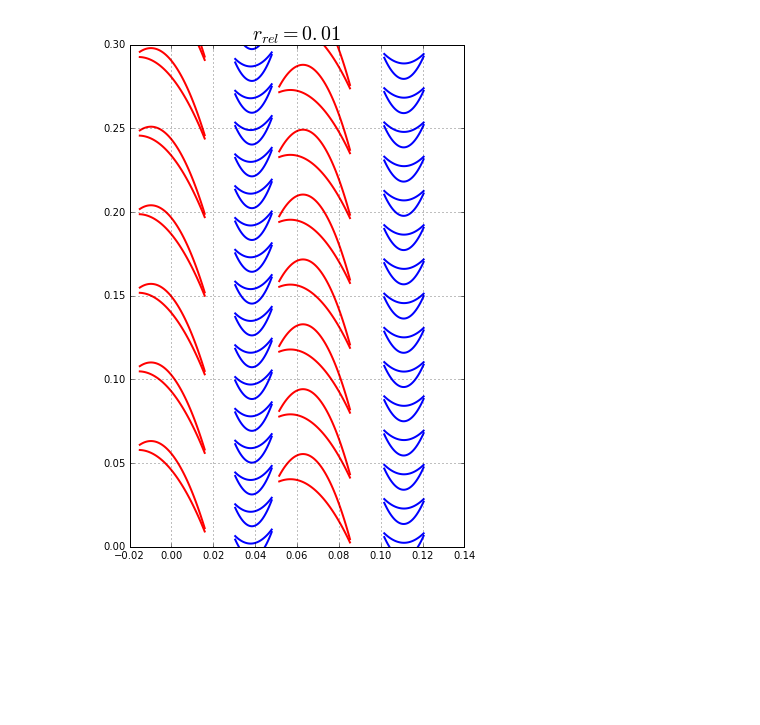
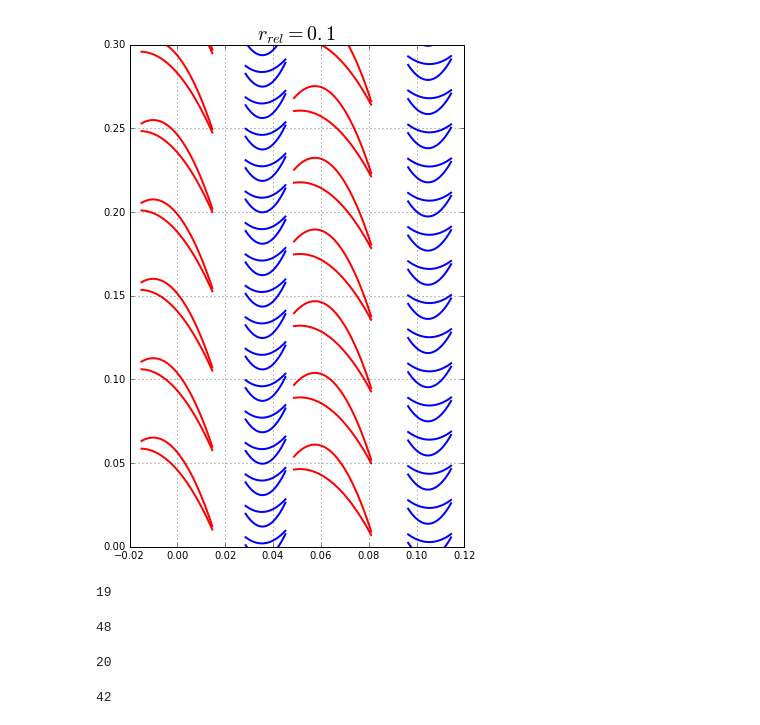
Before and after one commit to las-palmas1/turbine_calculation, a Jupyter notebook: profiling.ipynb, the cells around one changed output. Drawn from its saved outputs; the diff is of its cells as text; code cells hidden in the pictures; blank space fills up the shorter version.

```diff
--- a/profiling.ipynb
+++ b/profiling.ipynb
@@ -18,34 +18,50 @@ st2 = turbine_profiling[1]
 # %%
 %matplotlib inline
 deg = np.pi / 180
-st1.r1_rk_rel = 0.120
-st1.r1_sa_rel = 0.100
-st1.s2_rk = 0.0015
+st1.r1_rk_rel = 0.04
+st1.r1_sa_rel = 0.05
+st1.s2_rk = 0.002
 st1.s2_sa = 0.002
 st1.maxdif_alpha0_l_gamma1_s_sa = 50 * deg
-st1.mindif_beta1_l_gamma1_s_rk = 15 * deg
+st1.mindif_beta1_l_gamma1_s_rk = 23 * deg
 st1.maxdif_beta1_l_gamma1_s_rk = 40 * deg
 st1.gamma1_k_rk_rel = 0.55
 st1.min_t_rel_sa_in = 0.95
 st1.min_t_rel_rk_in = 1.0
 
-st2.r1_rk_rel = 0.120
-st2.r1_sa_rel = 0.100
-st2.s2_rk = 0.0015
+st2.r1_rk_rel = 0.04
+st2.r1_sa_rel = 0.05
+st2.s2_rk = 0.002
 st2.s2_sa = 0.002
 st2.mindif_alpha0_l_gamma1_s_sa = 17 * deg
 st2.maxdif_alpha0_l_gamma1_s_sa = 45 * deg
 st2.maxdif_beta1_l_gamma1_s_rk = 40 * deg
-st2.mindif_beta1_l_gamma1_s_rk = 15 * deg
+st2.mindif_beta1_l_gamma1_s_rk = 23 * deg
 st2.gamma1_k_sa_rel = 0.35
 st2.gamma1_k_rk_rel = 0.55
 st2.min_t_rel_sa_in = 0.95
 st2.min_t_rel_rk_in = 1.00
 turbine_profiling.compute_profile()
 turbine_profiling.save()
-turbine_profiling.plot2d(r_rel=0.01, figsize=(6, 9), ymax=0.3)
+turbine_profiling.plot2d(r_rel=0.1, figsize=(6, 9), ymax=0.3)
 # %% [output]
-[figure, old version]
+[figure, new version]
+# %%
+st1.z_sa
+# %% [output]
+19
+# %%
+st1.z_rk
+# %% [output]
+48
+# %%
+st2.z_sa
+# %% [output]
+20
+# %%
+st2.z_rk
+# %% [output]
+42
 # %%
 %matplotlib inline
 turbine_profiling[0].plot_velocity_triangles(figsize=(5, 5))
```
Also changed, not shown: parts of 3 cells of this notebook, 2 other files.
